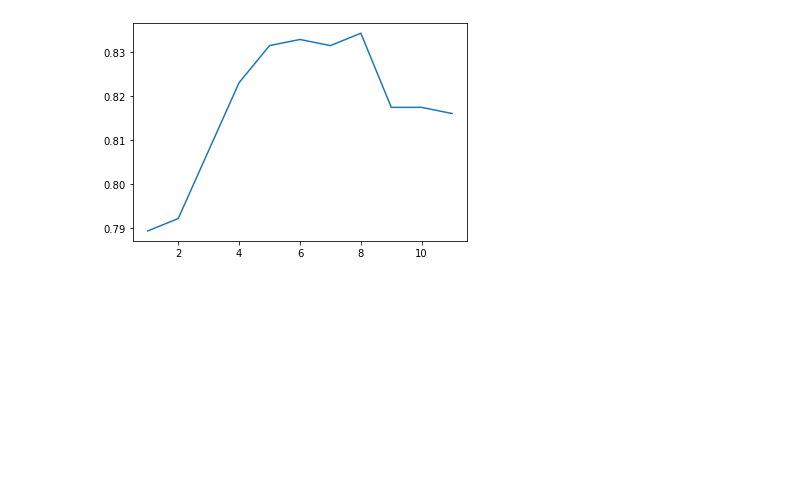
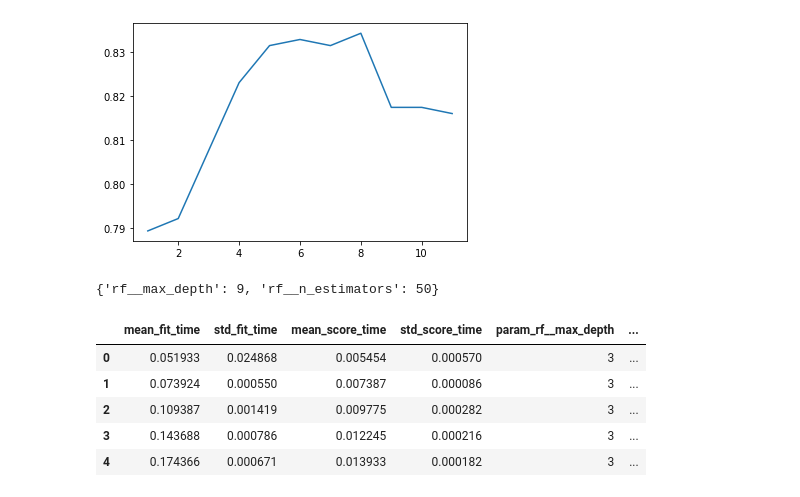
Before and after one commit to joshfuchs/DataScience_projects, a Jupyter notebook: titanic.ipynb, the cells around one changed output. Cells and saved outputs as stored; diff of their text form; code cells hidden in the pictures; blank space fills up the shorter version.

```diff
--- a/titanic.ipynb
+++ b/titanic.ipynb
@@ -392,3 +393,34 @@ plt.plot(list(results.keys()), list(results.values()))
 plt.show()
 # %% [output]
 [figure]
+# %%
+# try using a grid search
+
+# define the pipeline
+my_pipeline = Pipeline(steps=[('preprocessor', preprocessor),
+                             ('rf', RandomForestClassifier())])
+
+# define the parameters
+parameters = {'rf__n_estimators':[50,100, 150, 200, 250, 300, 350, 400],
+             'rf__max_depth':[3,6,9,12,15]}
+
+grid_pipeline = GridSearchCV(my_pipeline, parameters,scoring='f1')
+#print(grid_pipeline.get_params().keys())
+
+grid_pipeline.fit(X_train, y_train)
+
+print(grid_pipeline.best_params_)
+#print(grid_pipeline.cv_results_)
+# %% [output]
+{'rf__max_depth': 9, 'rf__n_estimators': 50}
+# %%
+grid_search_results = pd.DataFrame.from_dict(grid_pipeline.cv_results_)
+grid_search_results.head()
+#sns.heatmap(grid_search_results, annot = True)
+# %% [output]
+|  | mean_fit_time | std_fit_time | mean_score_time | std_score_time | param_rf__max_depth | ... |
+| 0 | 0.051933 | 0.024868 | 0.005454 | 0.000570 | 3 | ... |
+| 1 | 0.073924 | 0.000550 | 0.007387 | 0.000086 | 3 | ... |
+| 2 | 0.109387 | 0.001419 | 0.009775 | 0.000282 | 3 | ... |
+| 3 | 0.143688 | 0.000786 | 0.012245 | 0.000216 | 3 | ... |
+| 4 | 0.174366 | 0.000671 | 0.013933 | 0.000182 | 3 | ... |
```
Also changed, not shown: parts of 3 cells of this notebook.
